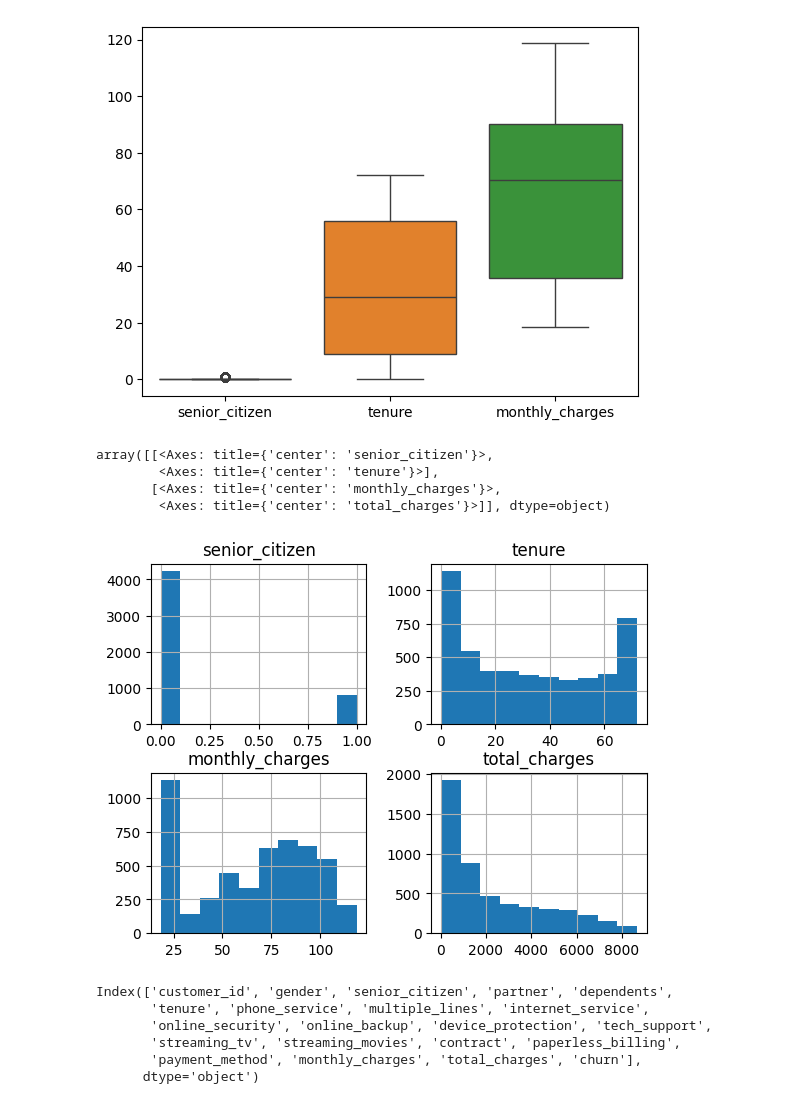
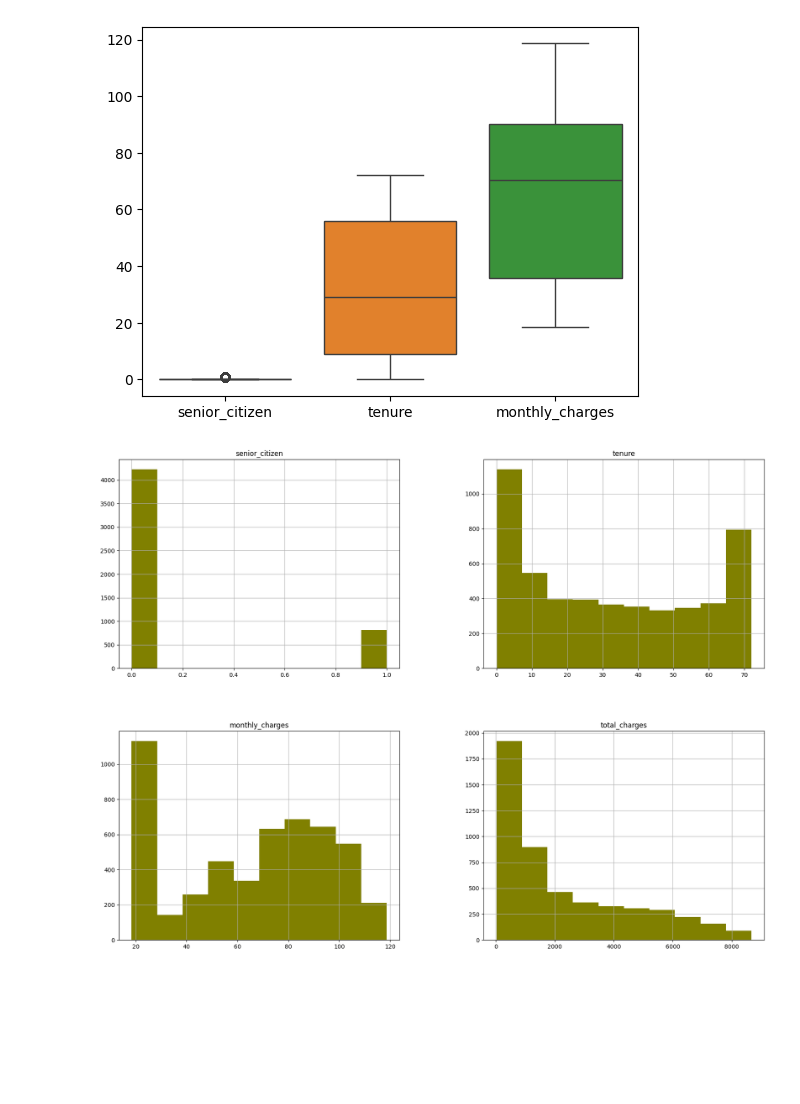
Before and after one commit to FloJoLaryea/Customer_Churn_Analysis, a Jupyter notebook: cstomer_churn_analysis.ipynb, the cells around one changed output. Saved outputs shown, nothing was run; the diff lists cells and outputs as text; code cells hidden in the pictures; blank space fills up the shorter version.

Commit message:
add visualisations to analytical questions

```diff
--- a/cstomer_churn_analysis.ipynb
+++ b/cstomer_churn_analysis.ipynb
@@ -308,0 +318,16 @@ dtype: int64
+# %%
+
+
+# Assuming train_df is your DataFrame and 'totalcharges' is the column you want to impute
+
+# Initialize SimpleImputer with strategy='median'
+imputer = SimpleImputer(strategy='median')
+
+# Fit the imputer on the 'totalcharges' column
+imputer.fit(train_df[['total_charges']])
+
+# Transform and replace missing values in the 'totalcharges' column with the median
+train_df['total_charges'] = imputer.transform(train_df[['total_charges']])
+
+# Alternatively, you can use the fit_transform method in one step
+# train_df['totalcharges'] = imputer.fit_transform(train_df[['totalcharges']])
@@ -308,0 +354,19 @@ dtype: int64
+# %%
+# Define a dictionary for mapping boolean and None values to more meaningful categories
+new_cat_values_mapping = {
+    'multiple_lines': {True: 'Yes', False: 'No', None: 'No phone service'},
+    'online_security': {True: 'Yes', False: 'No', None: 'No internet service'},
+    'online_backup': {True: 'Yes', False: 'No', None: 'No internet service'},
+    'device_protection': {True: 'Yes', False: 'No', None: 'No internet service'},
+    'tech_support': {True: 'Yes', False: 'No', None: 'No internet service'},
+    'streaming_tv': {True: 'Yes', False: 'No', None: 'No internet service'},
+    'streaming_movies': {True: 'Yes', False: 'No', None: 'No internet service'},
+    'churn': {True: 'Yes', False: 'No', None: 'No'},
+    'partner': {True: 'Yes', False: 'No'},
+    'dependents': {True: 'Yes', False: 'No'},
+    'paperless_billing': {True: 'Yes', False: 'No'},
+    'phone_service': {True: 'Yes', False: 'No'},
+}
+# %%
+# Replace old categories with te new ones
+train_df.replace(new_cat_values_mapping, inplace=True)
@@ -311,20 +395,8 @@ sns.boxplot(train_df.drop(['total_charges'], axis=1))
 # %% [output]
 <Axes: >
 [figure]
-# %%
-train_df.hist()
-# %% [output]
-array([[<Axes: title={'center': 'senior_citizen'}>,
-        <Axes: title={'center': 'tenure'}>],
-       [<Axes: title={'center': 'monthly_charges'}>,
-        <Axes: title={'center': 'total_charges'}>]], dtype=object)
-[figure, removed]
-# %%
-train_df.columns
-# %% [output]
-Index(['customer_id', 'gender', 'senior_citizen', 'partner', 'dependents',
-       'tenure', 'phone_service', 'multiple_lines', 'internet_service',
-       'online_security', 'online_backup', 'device_protection', 'tech_support',
-       'streaming_tv', 'streaming_movies', 'contract', 'paperless_billing',
-       'payment_method', 'monthly_charges', 'total_charges', 'churn'],
-      dtype='object')
+# %%
+train_df.hist(figsize=(20, 15), color = 'olive')
+plt.show()
+# %% [output]
+[figure, added]
```
Also changed, not shown: parts of 20 cells of this notebook.
